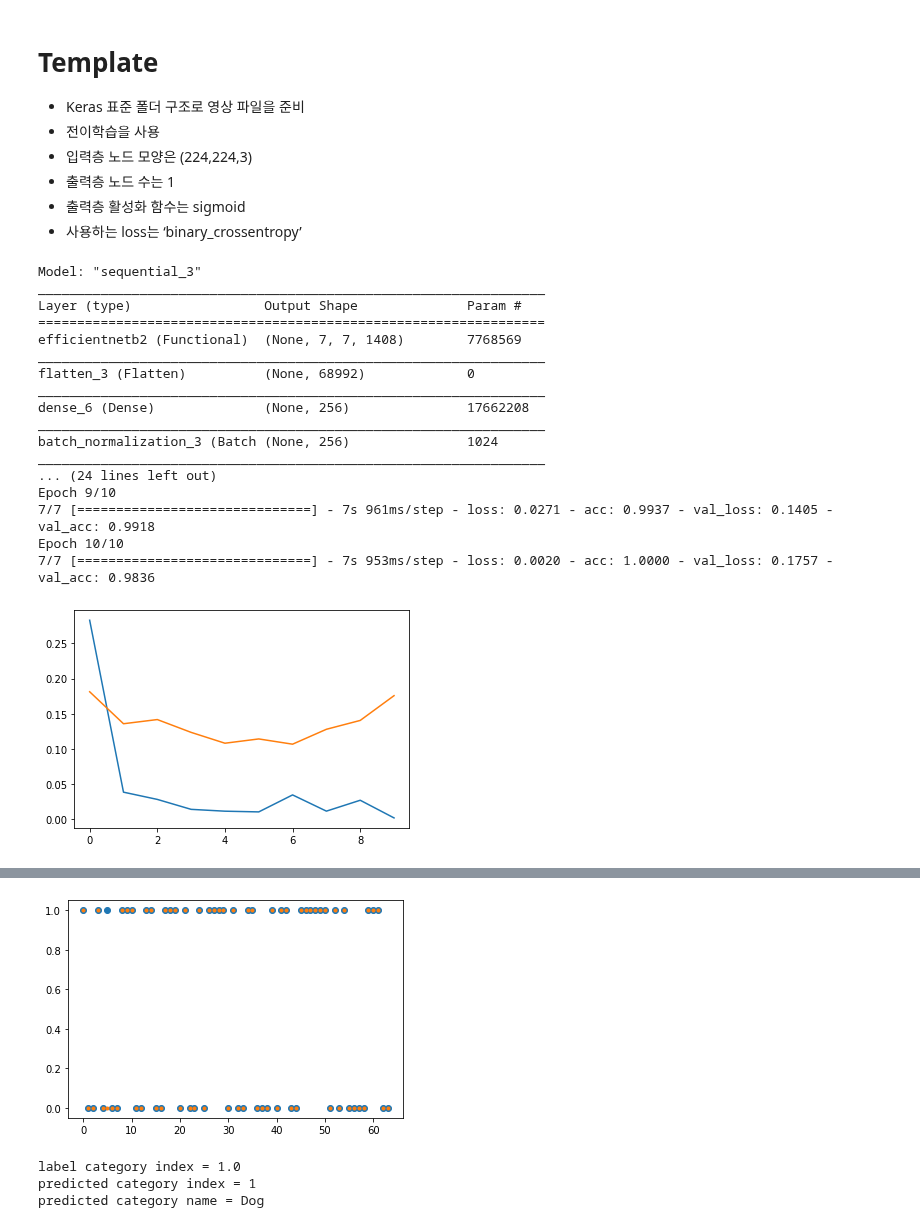
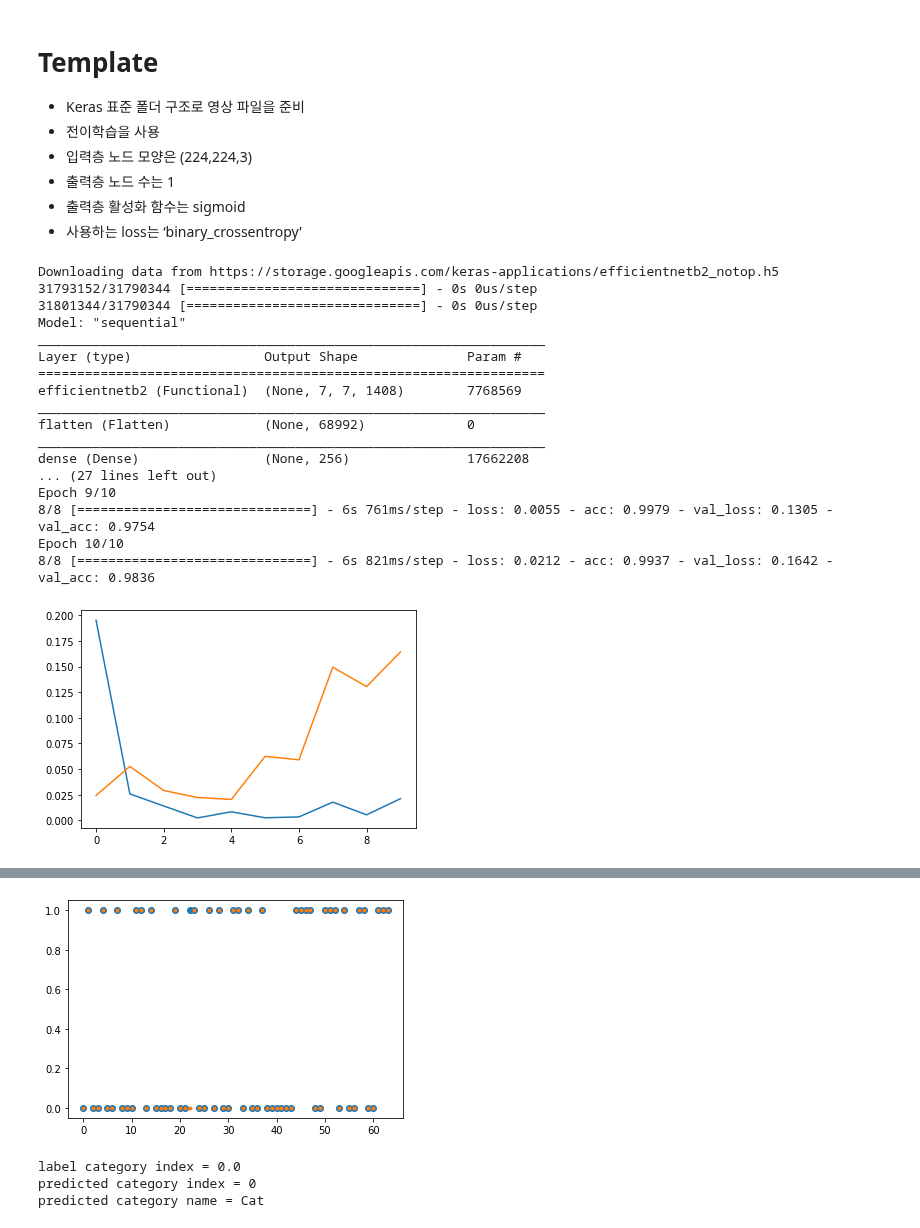
Before and after one commit to dhrim/keras_howto_2021, a Jupyter notebook: class7/template_image_data_transfer_learning_binary_classification.ipynb, the cells around one changed output, grey strips where cells are left out. Cells and saved outputs as stored; diff of their text form; code cells hidden in the pictures.

```diff
--- a/class7/template_image_data_transfer_learning_binary_classification.ipynb
+++ b/class7/template_image_data_transfer_learning_binary_classification.ipynb
@@ -147,8 +147,6 @@ test_data_generator = ImageDataGenerator(
 history = model.fit(
       train_data_generator,
       validation_data=test_data_generator,
-      steps_per_epoch=train_data_generator.samples/BATCH_SIZE,
-      validation_steps=test_data_generator.samples/BATCH_SIZE,
       epochs=10
 )
 
@@ -160,42 +158,41 @@ plt.show()
 
 loss, acc = model.evaluate(
       test_data_generator,
-      steps=test_data_generator.samples/BATCH_SIZE
 )
 print("loss=", loss)
 print("acc=", acc)
 
 
 
 test_x, test_y = next(iter(test_data_generator))
 y_ = model.predict(test_x)
 predicted = (y_>0.5).astype(np.int).squeeze()
 
 plt.plot(test_y[:100], "o")
 plt.plot(predicted[:100], '.')
 plt.show()
 
 
 custom_labels = list(test_data_generator.class_indices.keys())
 print("label category index =", test_y[0])
 print("predicted category index =", predicted[0])
 print("predicted category name =", custom_labels[predicted[0]])
 # %% [output]
-Model: "sequential_3"
+Downloading data from https://storage.googleapis.com/keras-applications/efficientnetb2_notop.h5
+31793152/31790344 [==============================] - 0s 0us/step
+31801344/31790344 [==============================] - 0s 0us/step
+Model: "sequential"
 _________________________________________________________________
 Layer (type)                 Output Shape              Param #
 =================================================================
 efficientnetb2 (Functional)  (None, 7, 7, 1408)        7768569
 _________________________________________________________________
-flatten_3 (Flatten)          (None, 68992)             0
+flatten (Flatten)            (None, 68992)             0
 _________________________________________________________________
-dense_6 (Dense)              (None, 256)               17662208
-_________________________________________________________________
-batch_normalization_3 (Batch (None, 256)               1024
-_________________________________________________________________
-... (24 lines left out)
+dense (Dense)                (None, 256)               17662208
+... (27 lines left out)
 Epoch 9/10
-7/7 [==============================] - 7s 961ms/step - loss: 0.0271 - acc: 0.9937 - val_loss: 0.1405 - val_acc: 0.9918
+8/8 [==============================] - 6s 761ms/step - loss: 0.0055 - acc: 0.9979 - val_loss: 0.1305 - val_acc: 0.9754
 Epoch 10/10
-7/7 [==============================] - 7s 953ms/step - loss: 0.0020 - acc: 1.0000 - val_loss: 0.1757 - val_acc: 0.9836
+8/8 [==============================] - 6s 821ms/step - loss: 0.0212 - acc: 0.9937 - val_loss: 0.1642 - val_acc: 0.9836
-[figure, old version]
+[figure, new version]
@@ -204,5 +201,5 @@ loss= 0.17568370699882507
 acc= 0.9836065769195557
-[figure, old version]
+[figure, new version]
-label category index = 1.0
-predicted category index = 1
-predicted category name = Dog
+label category index = 0.0
+predicted category index = 0
+predicted category name = Cat
```
Also changed, not shown: parts of 2 cells of this notebook, 2 other files.
